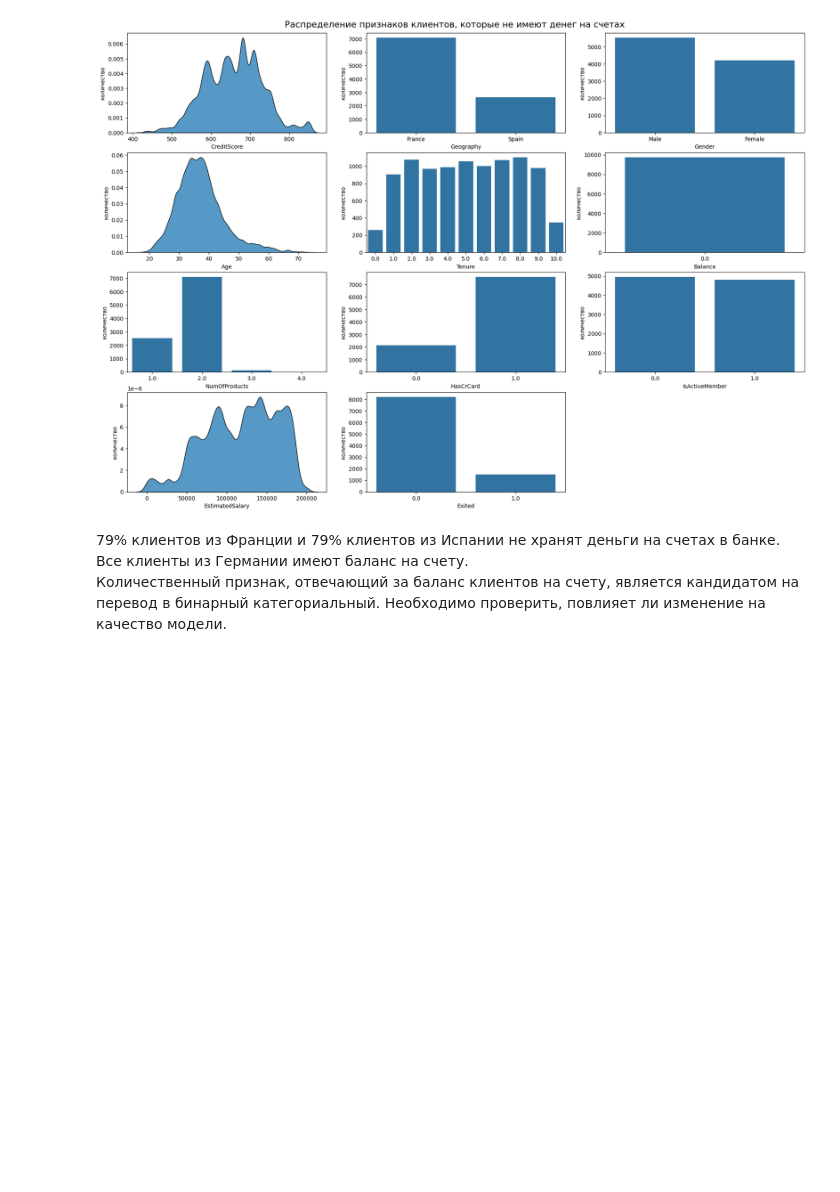
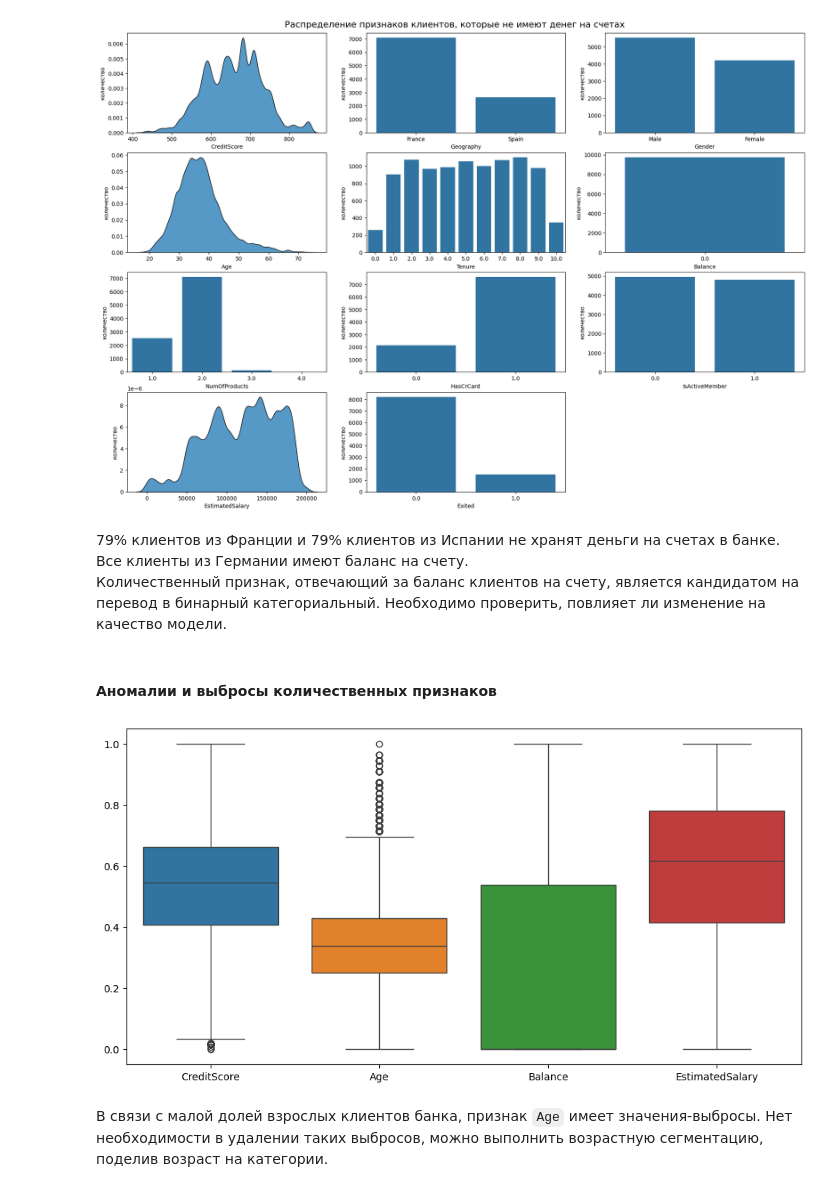
Before and after one commit to serguntsov/webbee_predict_customer_churn, a Jupyter notebook: pred_customer_churn.ipynb, the cells around one changed output. Drawn from its saved outputs; the diff is of its cells as text; code cells hidden in the pictures; blank space fills up the shorter version.

Commit message:
аномалии и выбросы

```diff
--- a/pred_customer_churn.ipynb
+++ b/pred_customer_churn.ipynb
@@ -277,3 +280,19 @@ plt.show()
 # %% [markdown]
 79% клиентов из Франции и 79% клиентов из Испании не хранят деньги на счетах в банке. Все клиенты из Германии имеют баланс на счету. \
 Количественный признак, отвечающий за баланс клиентов на счету, является кандидатом на перевод в бинарный категориальный. Необходимо проверить, повлияет ли изменение на качество модели.
+# %% [markdown]
+#### Аномалии и выбросы количественных признаков
+# %%
+# Функция для отображения количественных признаков
+def plt_boxplot_scaler(df):
+    plt.figure(figsize=(12, 6))
+    scaled = MinMaxScaler()
+
+    num_columns = [clm for clm in df.select_dtypes(include='number').columns.tolist() if df[clm].nunique() >= 20]
+    sns.boxplot(data=pd.DataFrame(data=scaled.fit_transform(df[num_columns]), columns=num_columns), orient='v')
+# %%
+plt_boxplot_scaler(train_customer_churn.iloc[:, 1:])
+# %% [output]
+[figure, added]
+# %% [markdown]
+В связи с малой долей взрослых клиентов банка, признак `Age` имеет значения-выбросы. Нет необходимости в удалении таких выбросов, можно выполнить возрастную сегментацию, поделив возраст на категории.
```
Also changed, not shown: parts of 2 cells of this notebook.
